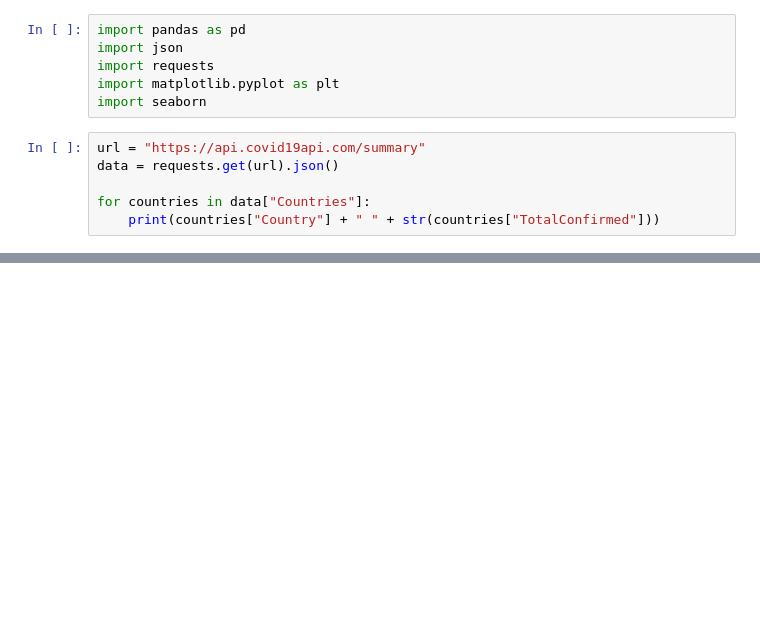
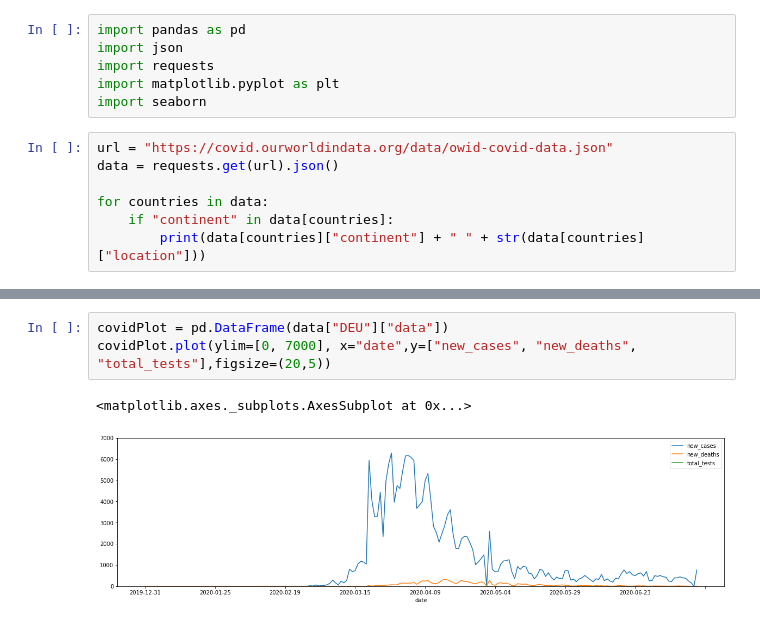
Before and after one commit to TechPiranja/Corona_Studienarbeit, a Jupyter notebook: notebooks/Corona.ipynb, the cells around one changed output, grey strips where cells are left out. Saved outputs shown, nothing was run; the diff lists cells and outputs as text; blank space fills up the shorter version.

Commit message:
+ can now plot a line graph for germany

```diff
--- a/notebooks/Corona.ipynb
+++ b/notebooks/Corona.ipynb
@@ -5,9 +5,10 @@ import requests
 import matplotlib.pyplot as plt
 import seaborn
 # %%
-url = "https://api.covid19api.com/summary"
+url = "https://covid.ourworldindata.org/data/owid-covid-data.json"
 data = requests.get(url).json()
 
-for countries in data["Countries"]:
-    print(countries["Country"] + " " + str(countries["TotalConfirmed"]))
+for countries in data:
+    if "continent" in data[countries]:
+        print(data[countries]["continent"] + " " + str(data[countries]["location"]))
 # %% [output]
@@ -46,0 +32,6 @@ pd.DataFrame(data["Countries"])
+# %%
+covidPlot = pd.DataFrame(data["DEU"]["data"])
+covidPlot.plot(ylim=[0, 7000], x="date",y=["new_cases", "new_deaths", "total_tests"],figsize=(20,5))
+# %% [output]
+<matplotlib.axes._subplots.AxesSubplot at 0x...>
+[figure, added]
```
Also changed, not shown: parts of 2 cells of this notebook.
